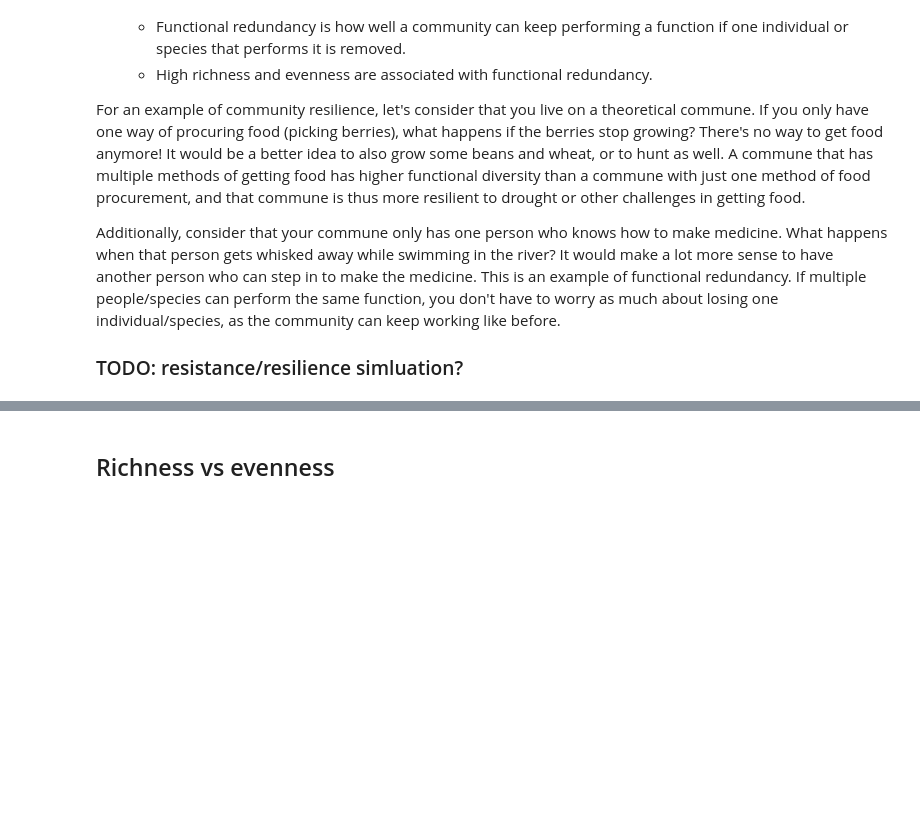
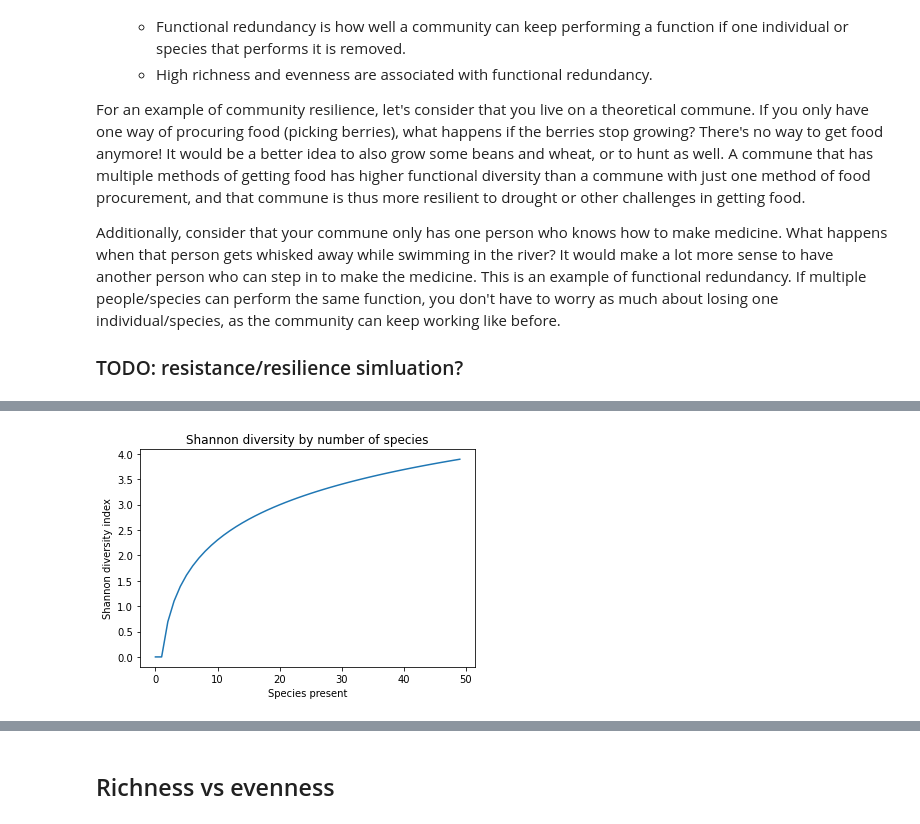
Before and after one commit to sterrettJD/CSCI-6118-Project, a Jupyter notebook: Notebooks/Alpha-diversity.ipynb, the cells around one changed output, grey strips where cells are left out. Cells and saved outputs as stored; diff of their text form; code cells hidden in the pictures; blank space fills up the shorter version.

Commit message:
Shannon explanation and viz

```diff
--- a/Notebooks/Alpha-diversity.ipynb
+++ b/Notebooks/Alpha-diversity.ipynb
@@ -54,0 +72,42 @@ There are multiple metrics for quantifying alpha diversity. Common metrics inclu
+# %%
+def calc_shannon(populations):
+    """
+    When given a ndarray of population counts for a sample,
+    this function returns the shannon diversity index of that sample.
+    """
+    # divide each element of the populations array by the sum
+    # this converts it to relative abundances
+    populations /= populations.sum()
+
+    # create a shannon_diversity variable
+    shannon_diversity = 0
+
+    # take the sum of p_i * ln(p_i) for all counts
+    for count in populations:
+        shannon_diversity += ( count*np.log(count) )
+
+    # make it negative
+    shannon_diversity *= -1
+
+    return shannon_diversity
+# %%
+# initialize an empty list
+shannon_values = []
+
+# from 0 to 50, make an array of ones with a length = i
+for i in range(50):
+    populations = np.ones(i, dtype=float)
+
+    # calculate shannon diversity for each one, then add it to the list
+    shannon_diversity = calc_shannon(populations)
+    shannon_values.append(shannon_diversity)
+
+# plot it out
+fig,ax = plt.subplots(nrows=1,ncols=1)
+ax.plot(range(50), shannon_values)
+ax.set_title("Shannon diversity by number of species")
+ax.set_xlabel("Species present")
+ax.set_ylabel("Shannon diversity index")
+plt.show()
+# %% [output]
+[figure, added]
```
Also changed, not shown: parts of 7 cells of this notebook.
